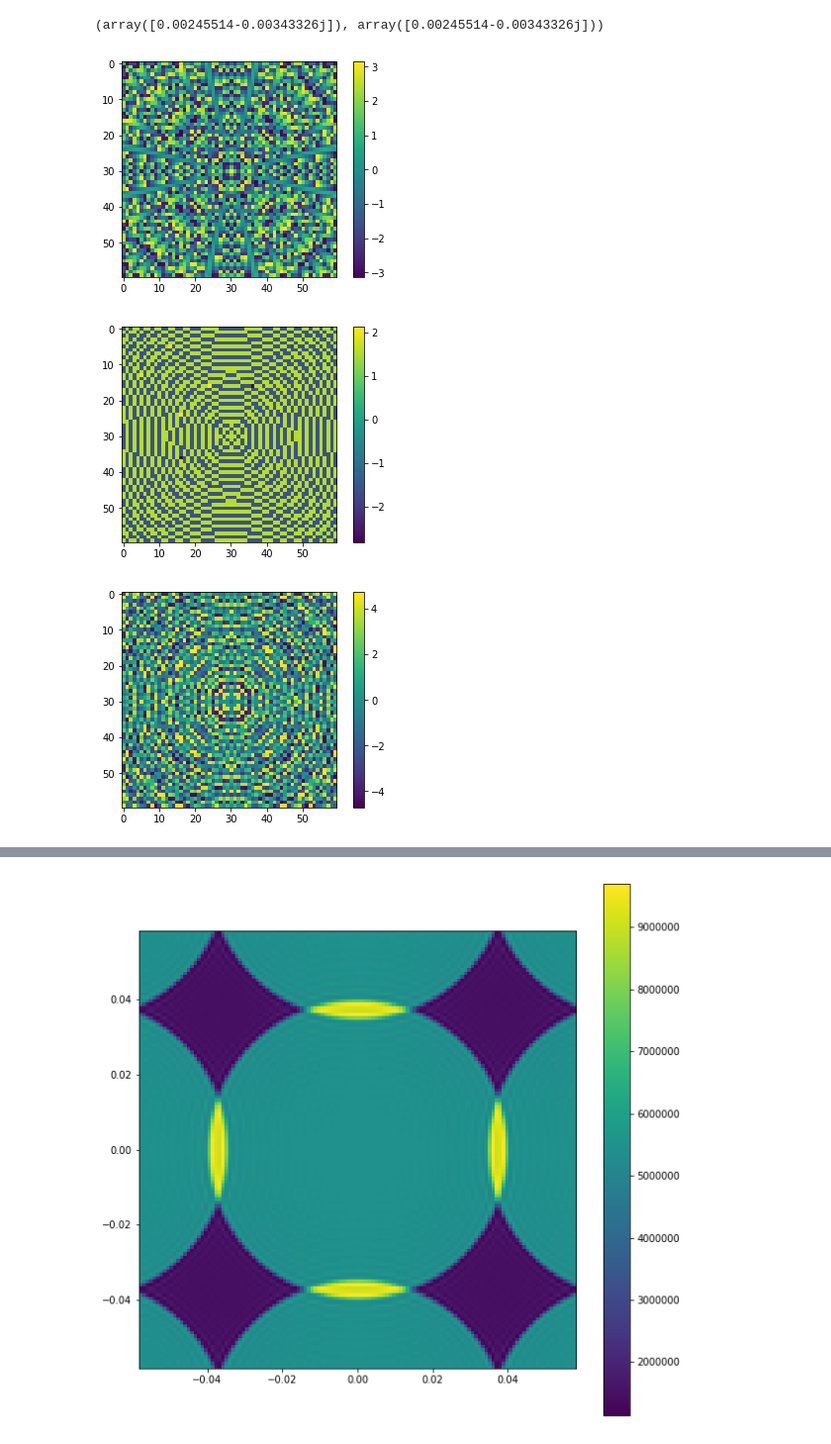
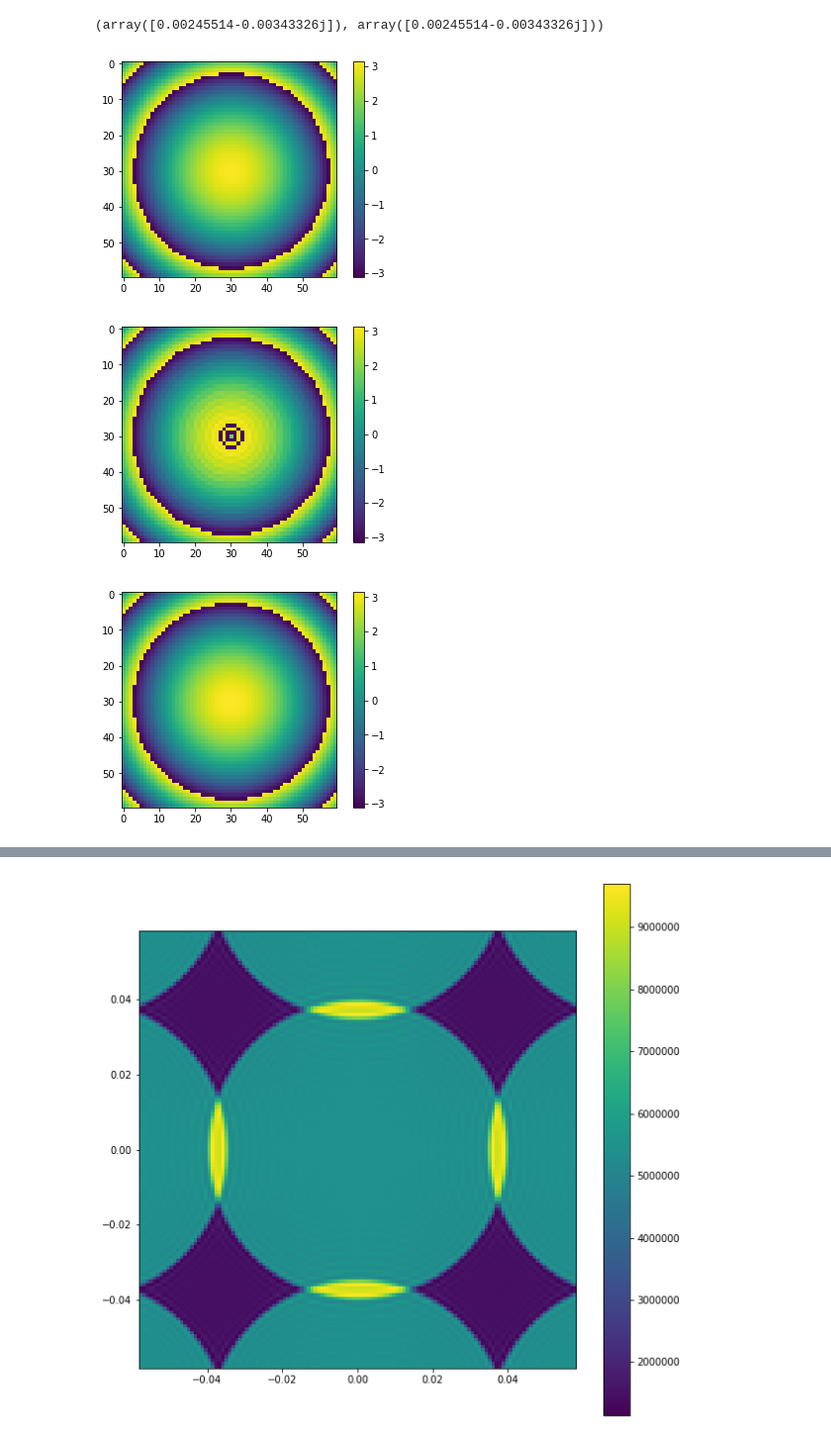
Before and after one commit to simply-nicky/cbc, a Jupyter notebook: prototyping/proto.ipynb, the cells around one changed output, grey strips where cells are left out. Shown: that part at 99% size. Drawn from its saved outputs; the diff is of its cells as text; code cells hidden in the pictures.

```diff
--- a/prototyping/proto.ipynb
+++ b/prototyping/proto.ipynb
@@ -410,7 +454,7 @@ drbeam(x0, y0, z0, f, ap, wavelength)
 (array([0.00245514-0.00343326j]), array([0.00245514-0.00343326j]))
 # %%
 xs, ys, zs = cbc.lattice(a, b, c, Nx, Ny, Nz)
-zs = np.repeat(1e-6, Nx * Ny)
+zs = np.repeat(1e-2, Nx * Ny)
 xs -= 0.501 * a
 ys -= 0.501 * b
 kxs, kys = cbc.det_kouts(det_dist, detNx, detNy, pix_size)
@@ -428,22 +469,21 @@ kins2 = cbc.kout_parax(np.abs(_kinxs), np.abs(_kinys))
 # %%
 phin1 = (np.exp(1j) * cbc.utils.phase_inc(kins, xs, ys, zs, wavelength)).reshape((Nx, Ny))
-phin2 = cbc.utils.phase_inc(kins2, xs, ys, zs, wavelength).reshape((Nx, Ny))
 angs1 = np.angle(phin1)
-angs2 = np.angle(phin2)
+angs2 = np.angle(np.exp(1j * np.pi) * np.exp(-1j * np.pi * 1e-2 / wavelength * (xs**2 + ys**2) / Rs**2)).reshape((Nx, Ny))
 angs3 = -np.angle(us).reshape(Nx, Ny)
 plt.imshow(angs1)
 plt.colorbar()
 plt.show()
 plt.imshow(angs3)
 plt.colorbar()
 plt.show()
-plt.imshow(angs3-angs1)
+plt.imshow(angs2)
 plt.colorbar()
 plt.show()
 # %% [output]
-[figure, old version]
+[figure, new version]
-[figure, old version]
+[figure, new version]
-[figure, old version]
+[figure, new version]
 # %%
 qs_abs = cbc.utils.q_abs(kouts, kins) / 2.0 / wavelength / 1e7
 asf_coeffs1 = cbc.asf_coeffs()
```
Also changed, not shown: parts of 9 cells of this notebook, 16 other files.
